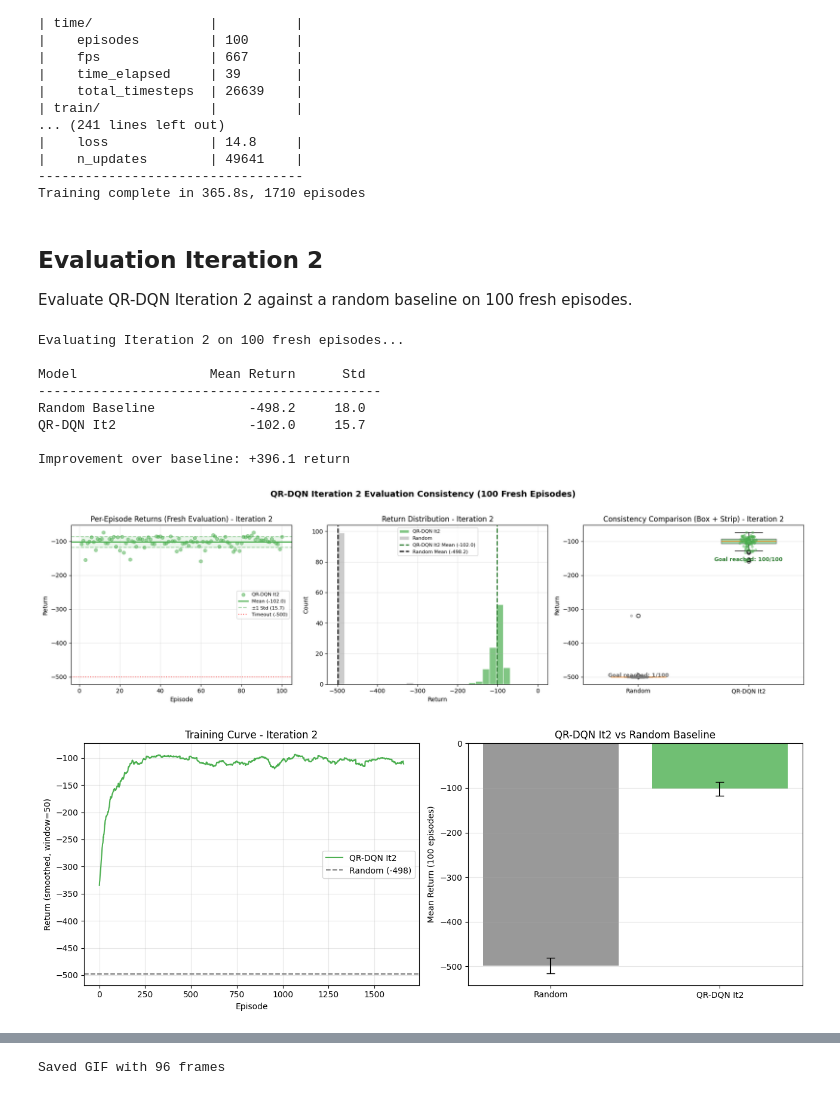
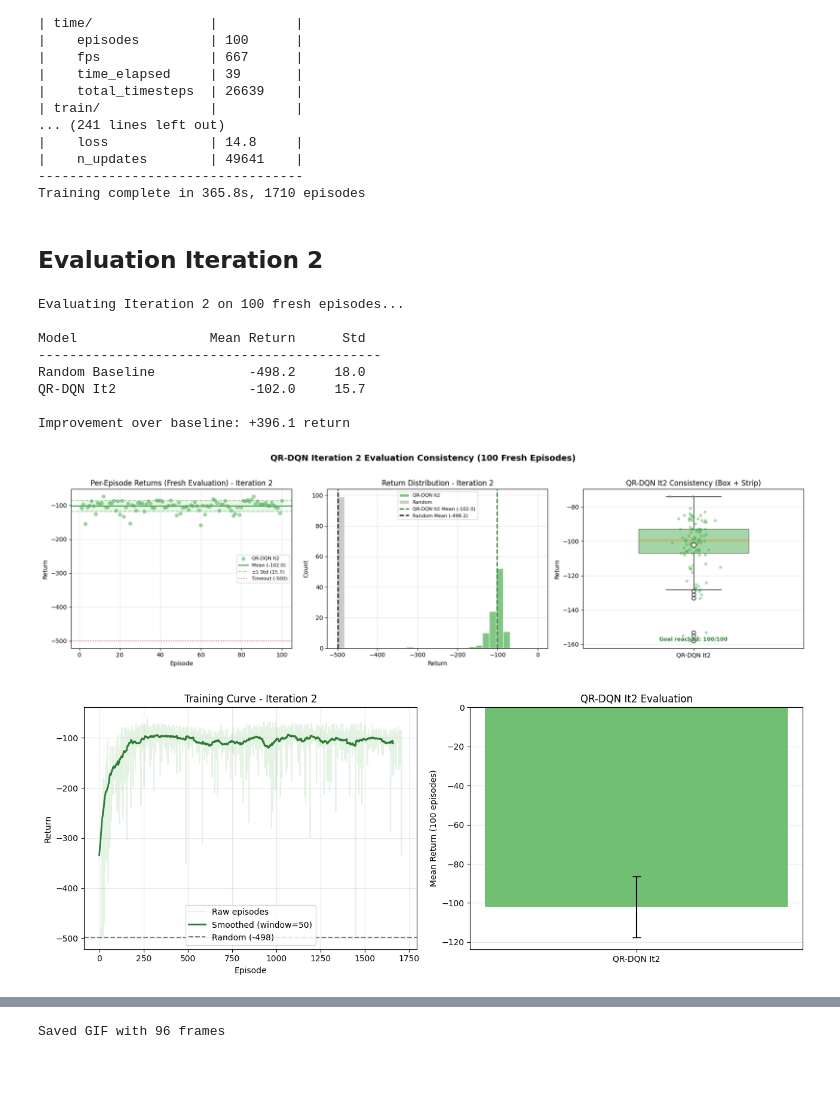
Before and after one commit to FrankVanDerVelde/master_applied-artificial_intelligence, a Jupyter notebook: methoden_en_technieken/datapunt_6/Opdracht datapunt 3b M&T.ipynb, the cells around one changed output, grey strips where cells are left out. Cells and saved outputs as stored; diff of their text form; code cells hidden in the pictures.

```diff
--- a/methoden_en_technieken/datapunt_6/Opdracht datapunt 3b M&T.ipynb
+++ b/methoden_en_technieken/datapunt_6/Opdracht datapunt 3b M&T.ipynb
@@ -766,6 +750,4 @@ Training QR-DQN Iteration 2...
 Training complete in 365.8s, 1710 episodes
 # %% [markdown]
 ## Evaluation Iteration 2
-
-Evaluate QR-DQN Iteration 2 against a random baseline on 100 fresh episodes.
 # %%
@@ -848,68 +830,61 @@ ax.set_title("Return Distribution - Iteration 2")
 ax.legend(fontsize=8)
 ax.grid(True, alpha=0.3)
 
-# 3) Box + strip plot
+# 3) Box + strip plot — only QR-DQN It2
 ax = axes[2]
-data_it2 = [rand_returns_it2, qrdqn_returns_it2]
-labels_it2 = ["Random", "QR-DQN It2"]
-colors_box_it2 = ["gray", "#4CAF50"]
+data_it2 = [qrdqn_returns_it2]
+labels_it2 = ["QR-DQN It2"]
+colors_box_it2 = ["#4CAF50"]
 bp_it2 = ax.boxplot(data_it2, labels=labels_it2, patch_artist=True, widths=0.5, showmeans=True,
                     meanprops=dict(marker="D", markerfacecolor="white", markeredgecolor="black", markersize=7))
 for patch, color in zip(bp_it2["boxes"], colors_box_it2):
     patch.set_facecolor(color)
     patch.set_alpha(0.5)
-for i, (d, c) in enumerate(zip(data_it2, colors_box_it2)):
-    jitter = np.random.normal(0, 0.04, size=len(d))
-    ax.scatter(np.full(len(d), i + 1) + jitter, d, alpha=0.4, s=15, color=c, zorder=3)
+jitter = np.random.normal(0, 0.04, size=len(qrdqn_returns_it2))
+ax.scatter(np.full(len(qrdqn_returns_it2), 1) + jitter, qrdqn_returns_it2, alpha=0.4, s=15, color="#4CAF50", zorder=3)
 ax.set_ylabel("Return")
-ax.set_title("Consistency Comparison (Box + Strip) - Iteration 2")
+ax.set_title("QR-DQN It2 Consistency (Box + Strip)")
 ax.grid(True, alpha=0.3, axis="y")
 
 qrdqn_success_it2 = sum(1 for r in qrdqn_returns_it2 if r > -500)
-rand_success_it2 = sum(1 for r in rand_returns_it2 if r > -500)
-ax.annotate(f"Goal reached: {qrdqn_success_it2}/{len(qrdqn_returns_it2)}", xy=(2, min(qrdqn_returns_it2)),
+ax.annotate(f"Goal reached: {qrdqn_success_it2}/{len(qrdqn_returns_it2)}", xy=(1, min(qrdqn_returns_it2)),
             fontsize=9, ha="center", color="#2E7D32", fontweight="bold")
-ax.annotate(f"Goal reached: {rand_success_it2}/{len(rand_returns_it2)}", xy=(1, min(rand_returns_it2)),
-            fontsize=9, ha="center", color="dimgray", fontweight="bold")
 
 plt.suptitle("QR-DQN Iteration 2 Evaluation Consistency (100 Fresh Episodes)", fontsize=14, fontweight="bold", y=1.02)
 plt.tight_layout()
 plt.savefig("qrdqn_consistency_it2.png", dpi=150, bbox_inches='tight')
 plt.show()
 # %% [output]
-[figure, old version]
+[figure, new version]
 # %%
 def smooth(rewards, window=50):
     return np.convolve(rewards, np.ones(window)/window, mode='valid')
 
 fig, axes = plt.subplots(1, 2, figsize=(13, 5))
 
 # Training curve
 ax = axes[0]
-ax.plot(smooth(qrdqn_rewards_it2), label="QR-DQN It2", color="#4CAF50")
+ax.plot(qrdqn_rewards_it2, alpha=0.15, color="#4CAF50", label="Raw episodes")
+ax.plot(smooth(qrdqn_rewards_it2), label="Smoothed (window=50)", color="#2E7D32", linewidth=2)
 ax.axhline(y=rand_mean_it2, color='gray', linestyle='--', label=f"Random ({rand_mean_it2:.0f})")
 ax.set_xlabel("Episode")
-ax.set_ylabel("Return (smoothed, window=50)")
+ax.set_ylabel("Return")
 ax.set_title("Training Curve - Iteration 2")
 ax.legend()
 ax.grid(True, alpha=0.3)
 
 # Final evaluation
 ax = axes[1]
-models_it2 = ["Random", "QR-DQN It2"]
-means_it2 = [rand_mean_it2, qrdqn_mean_it2]
-stds_it2 = [rand_std_it2, qrdqn_std_it2]
-colors_it2 = ["gray", "#4CAF50"]
-ax.bar(models_it2, means_it2, yerr=stds_it2, capsize=5, color=colors_it2, alpha=0.8)
+ax.bar(["QR-DQN It2"], [qrdqn_mean_it2], yerr=[qrdqn_std_it2], capsize=5, color=["#4CAF50"], alpha=0.8)
 ax.set_ylabel("Mean Return (100 episodes)")
-ax.set_title("QR-DQN It2 vs Random Baseline")
+ax.set_title("QR-DQN It2 Evaluation")
 ax.grid(True, alpha=0.3, axis='y')
 
 plt.tight_layout()
 plt.savefig("qrdqn_evaluation_it2.png", dpi=150, bbox_inches='tight')
 plt.show()
 # %% [output]
-[figure, old version]
+[figure, new version]
 # %% [markdown]
 ## Eindevaluatie en reflectie
 
```
Also changed, not shown: parts of 18 cells of this notebook, 5 other files.
